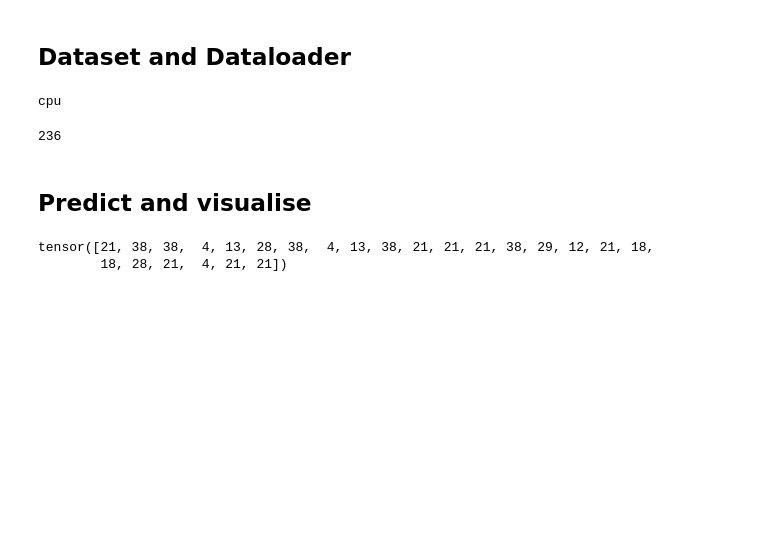
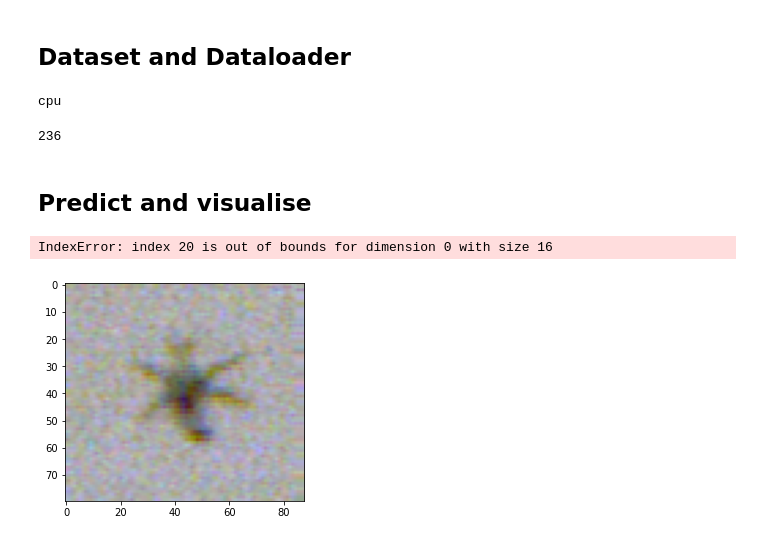
Before and after one commit to alan-turing-institute/plankton-dsg-challenge, a Jupyter notebook: notebooks/python/dsg2021/scivision-model_resnet50.ipynb, the cells around one changed output. Drawn from its saved outputs; the diff is of its cells as text; code cells hidden in the pictures; blank space fills up the shorter version.

```diff
--- a/notebooks/python/dsg2021/scivision-model_resnet50.ipynb
+++ b/notebooks/python/dsg2021/scivision-model_resnet50.ipynb
@@ -89,8 +86,18 @@ with torch.no_grad():
         outputs = model.predict(inputs)
         _, preds = torch.max(outputs, 1)
         break
-# %%
-preds
-# %% [output]
-tensor([21, 38, 38,  4, 13, 28, 38,  4, 13, 38, 21, 21, 21, 38, 29, 12, 21, 18,
-        18, 28, 21,  4, 21, 21])
+# %%
+im_idx = 20
+im_target = ds_holdout_labelled.sel(concat_dim=ds_holdout_labelled.concat_dim[im_idx])
+image = im_target['raster'].values
+label_gt = im_target['label3'].values
+imw = im_target.image_width.values
+iml = im_target.image_length.values
+# %%
+plt.figure()
+plt.imshow(image[0:iml, 0:imw, :])
+plt.title("Reference: {} \n Prediction: {}".format(label_gt, preds[im_idx]))
+plt.show()
+# %% [output]
+IndexError: index 20 is out of bounds for dimension 0 with size 16
+[figure, added]
```
Also changed, not shown: parts of 1 cell of this notebook, 2 other files.
